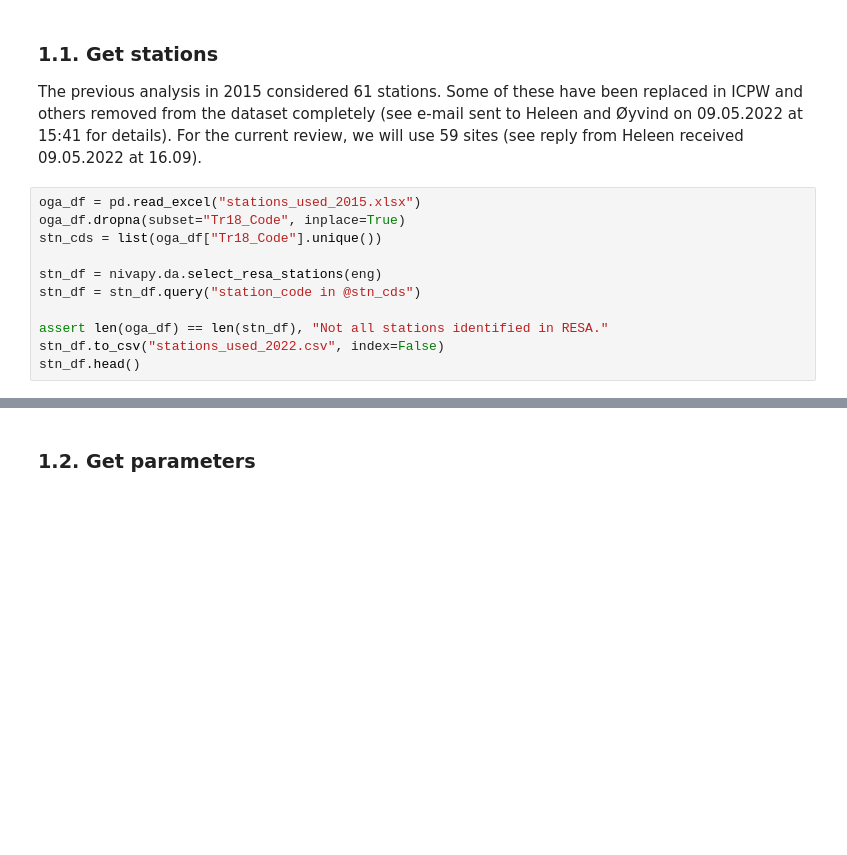
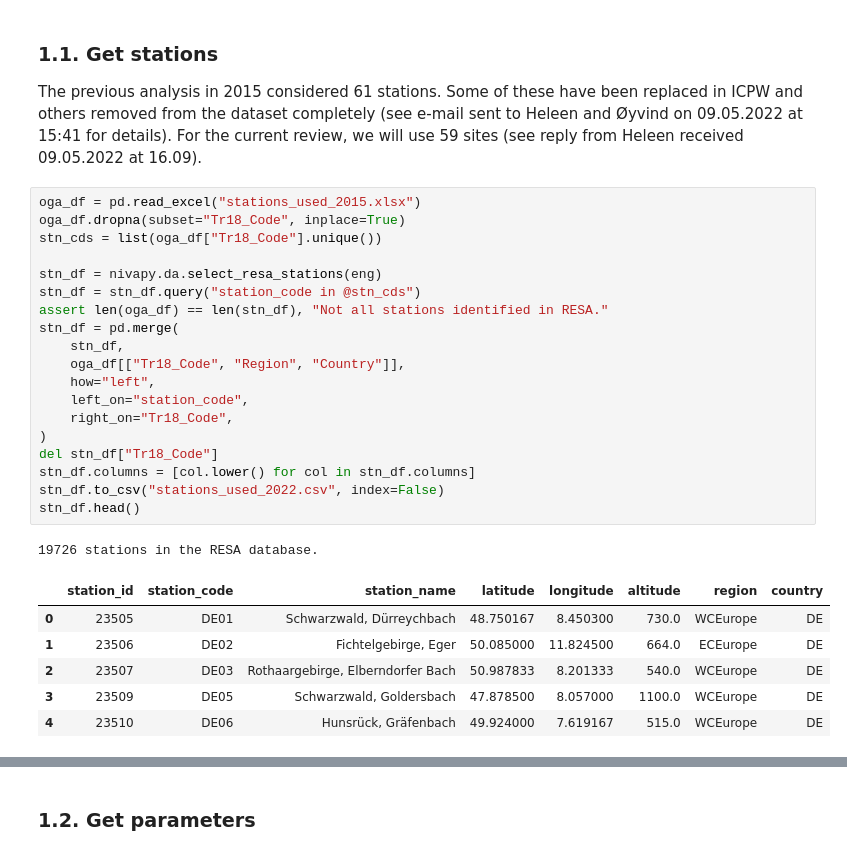
Before and after one commit to JamesSample/icpw2, a Jupyter notebook: gp_review_2022/gp_review_data_prep.ipynb, the cells around one changed output, grey strips where cells are left out. Cells and saved outputs as stored; diff of their text form; blank space fills up the shorter version.

```diff
--- a/gp_review_2022/gp_review_data_prep.ipynb
+++ b/gp_review_2022/gp_review_data_prep.ipynb
@@ -32,13 +36,29 @@ The previous analysis in 2015 considered 61 stations. Some of these have been re
 # %%
 oga_df = pd.read_excel("stations_used_2015.xlsx")
 oga_df.dropna(subset="Tr18_Code", inplace=True)
 stn_cds = list(oga_df["Tr18_Code"].unique())
 
 stn_df = nivapy.da.select_resa_stations(eng)
 stn_df = stn_df.query("station_code in @stn_cds")
-
 assert len(oga_df) == len(stn_df), "Not all stations identified in RESA."
+stn_df = pd.merge(
+    stn_df,
+    oga_df[["Tr18_Code", "Region", "Country"]],
+    how="left",
+    left_on="station_code",
+    right_on="Tr18_Code",
+)
+del stn_df["Tr18_Code"]
+stn_df.columns = [col.lower() for col in stn_df.columns]
 stn_df.to_csv("stations_used_2022.csv", index=False)
 stn_df.head()
+# %% [output]
+19726 stations in the RESA database.
+|  | station_id | station_code | station_name | latitude | longitude | altitude | region | country |
+| 0 | 23505 | DE01 | Schwarzwald, Dürreychbach | 48.750167 | 8.450300 | 730.0 | WCEurope | DE |
+| 1 | 23506 | DE02 | Fichtelgebirge, Eger | 50.085000 | 11.824500 | 664.0 | ECEurope | DE |
+| 2 | 23507 | DE03 | Rothaargebirge, Elberndorfer Bach | 50.987833 | 8.201333 | 540.0 | WCEurope | DE |
+| 3 | 23509 | DE05 | Schwarzwald, Goldersbach | 47.878500 | 8.057000 | 1100.0 | WCEurope | DE |
+| 4 | 23510 | DE06 | Hunsrück, Gräfenbach | 49.924000 | 7.619167 | 515.0 | WCEurope | DE |
 # %%
 nivapy.spatial.quickmap(stn_df, popup="station_name", cluster=True, kartverket=True)
```
Also changed, not shown: parts of 7 cells of this notebook, 3 other files.
